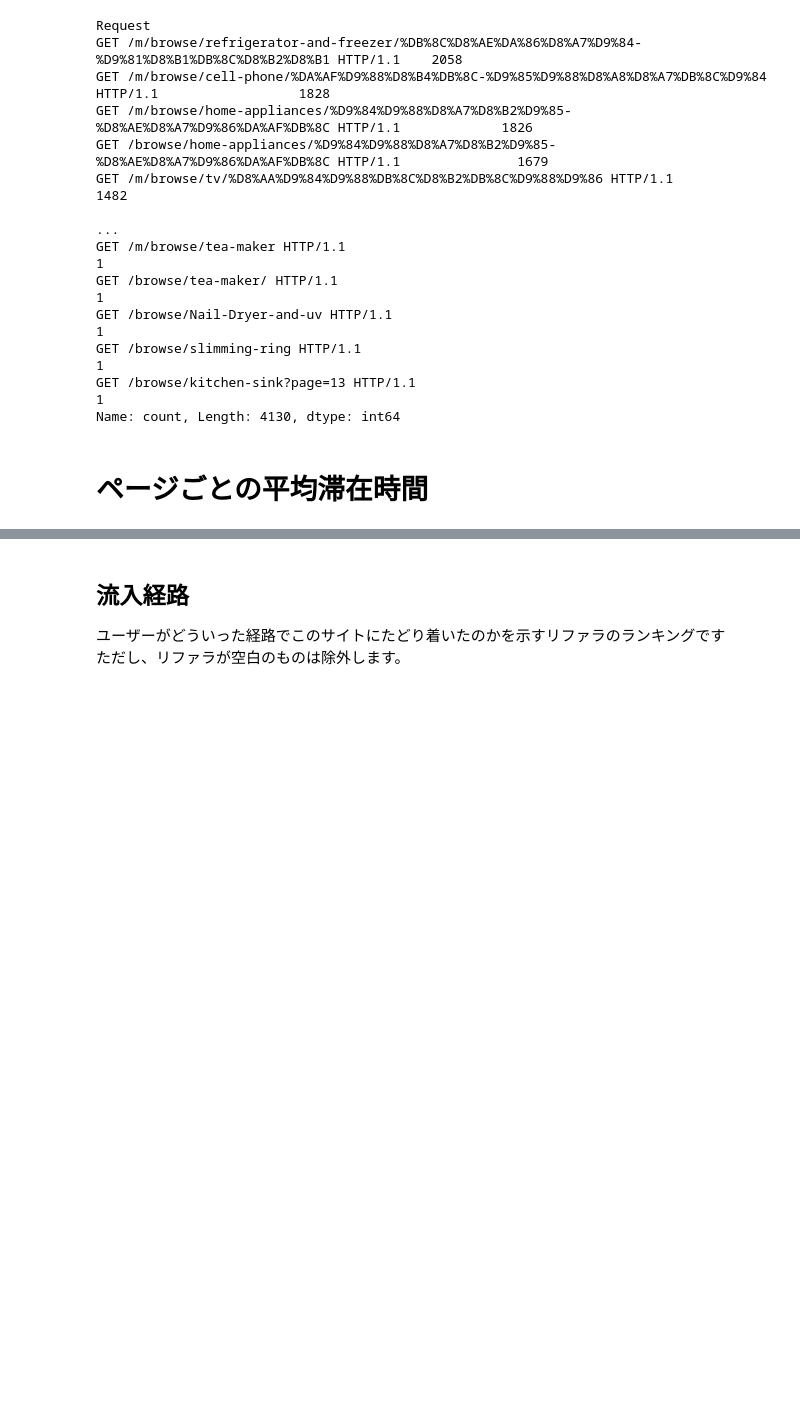
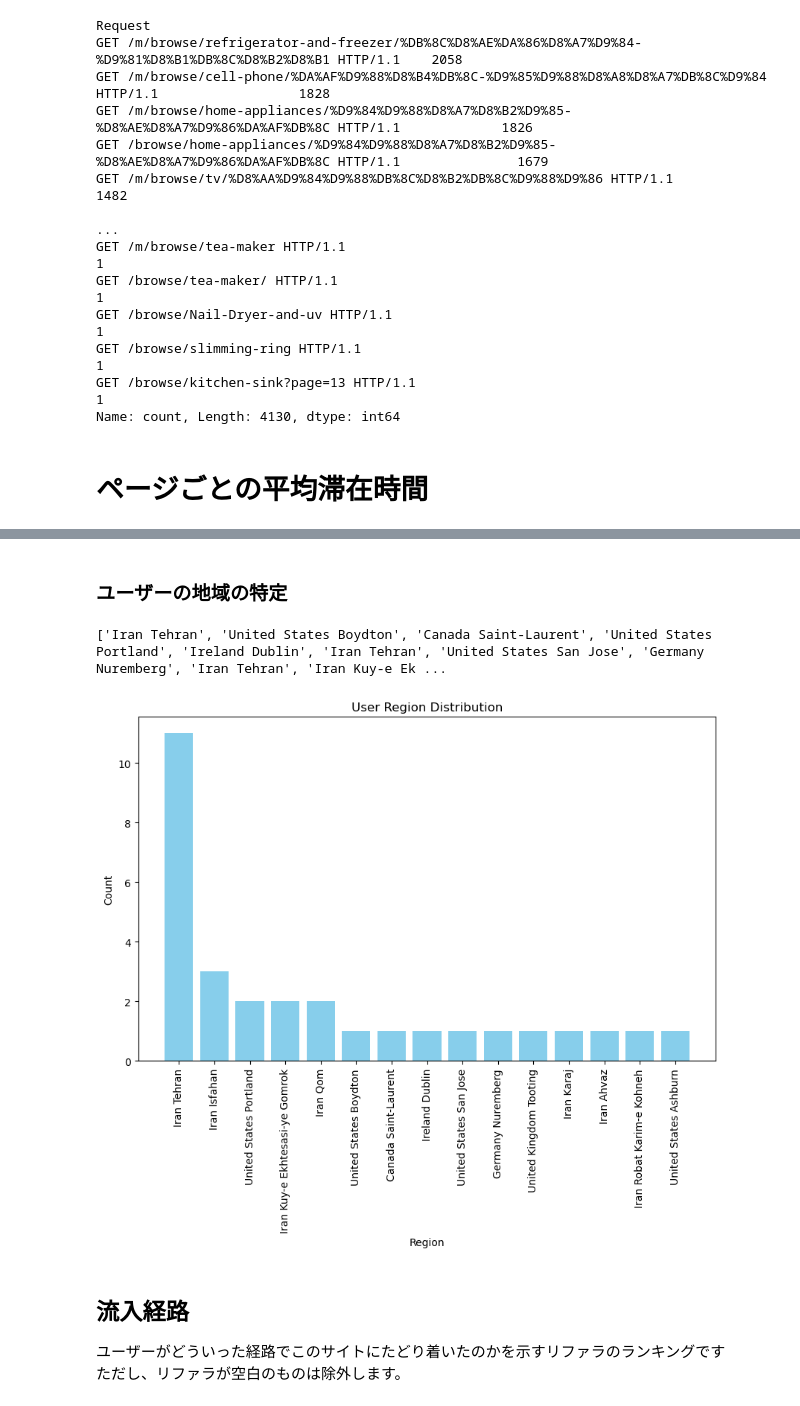
Before and after one commit to yutadd/Datascience_Server_Log, a Jupyter notebook: analyse.ipynb, the cells around one changed output, grey strips where cells are left out. Cells and saved outputs as stored; diff of their text form; code cells hidden in the pictures; blank space fills up the shorter version.

```diff
--- a/analyse.ipynb
+++ b/analyse.ipynb
@@ -184,3 +198,38 @@ print(page_stay_time)
+# %% [markdown]
+### ユーザーの地域の特定
+# %%
+import geoip2.database
+import numpy as np
+reader = geoip2.database.Reader('data/GeoLite2-City.mmdb')
+# ユニークなIPアドレスの地域を特定する
+unique_ips = df['IP'].unique()
+array=[]
+for ip in unique_ips:
+    try:
+        city=reader.city(ip)
+        array.append(city.country.name +' '+city.city.name)
+    except Exception as e:
+        pass
+print(array[:30])
+region_counts = {}
+for region in array[:30]:
+    if region in region_counts:
+        region_counts[region] += 1
+    else:
+        region_counts[region] = 1
+
+sorted_regions = dict(sorted(region_counts.items(), key=lambda item: item[1], reverse=True))
+# プロットを作成
+plt.figure(figsize=(10, 6))
+plt.bar(sorted_regions.keys(), sorted_regions.values(), color='skyblue')
+plt.title('User Region Distribution')
+plt.xlabel('Region')
+plt.xticks(rotation=70)
+plt.ylabel('Count')
+plt.show()
+# %% [output]
+['Iran Tehran', 'United States Boydton', 'Canada Saint-Laurent', 'United States Portland', 'Ireland Dublin', 'Iran Tehran', 'United States San Jose', 'Germany Nuremberg', 'Iran Tehran', 'Iran Kuy-e Ek ...
+[figure, added]
 # %% [markdown]
 ## 流入経路
 ユーザーがどういった経路でこのサイトにたどり着いたのかを示すリファラのランキングです
```
Also changed, not shown: parts of 3 cells of this notebook, 2 other files.
